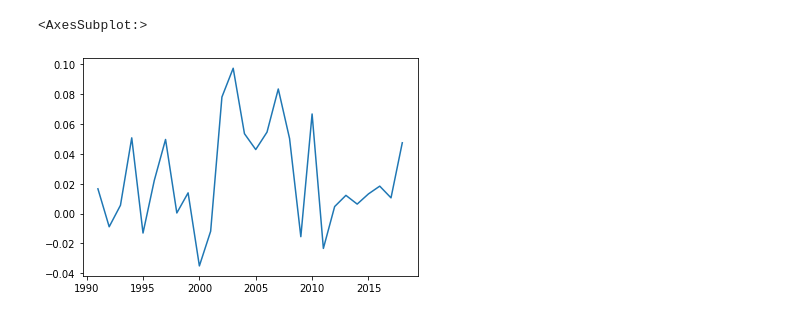
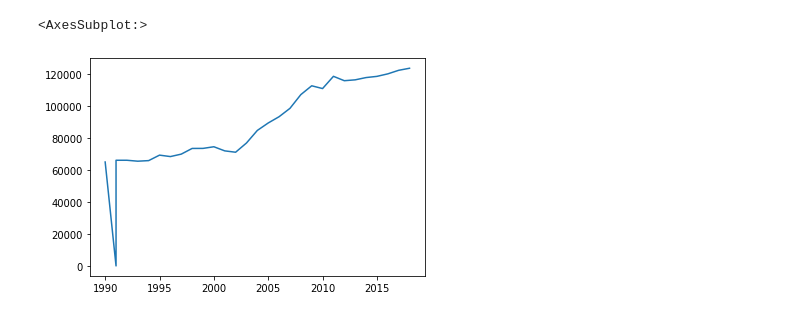
Before and after one commit to VitorHugoOli/Analise_Dados_Energetico, a Jupyter notebook: src/Aprendizado.ipynb, the cells around one changed output. Cells and saved outputs as stored; diff of their text form; code cells hidden in the pictures.

```diff
--- a/src/Aprendizado.ipynb
+++ b/src/Aprendizado.ipynb
@@ -134,6 +105,6 @@ log.plot()
 # %%
 series = diferencia(log)
-series.plot()
+difreverse(renew['Production (ktoe)'],series).plot()
 # %% [output]
 <AxesSubplot:>
-[figure, old version]
+[figure, new version]
```
Also changed, not shown: parts of 17 cells of this notebook, 1 other file.
